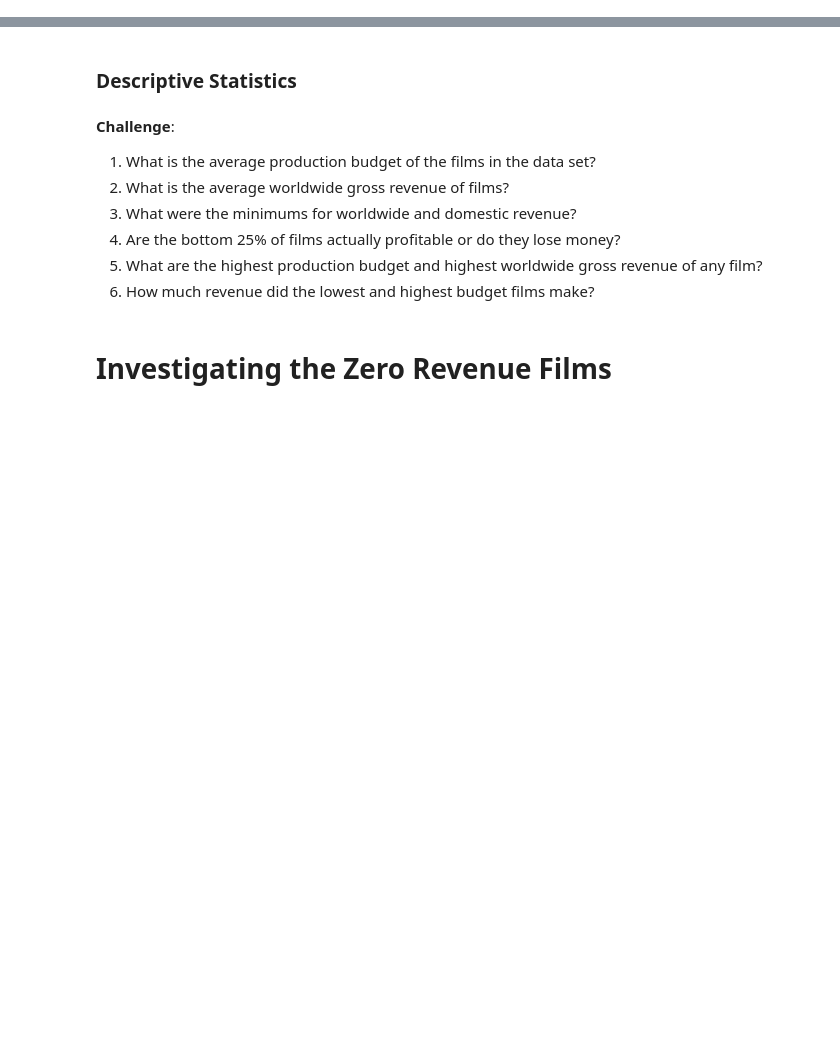
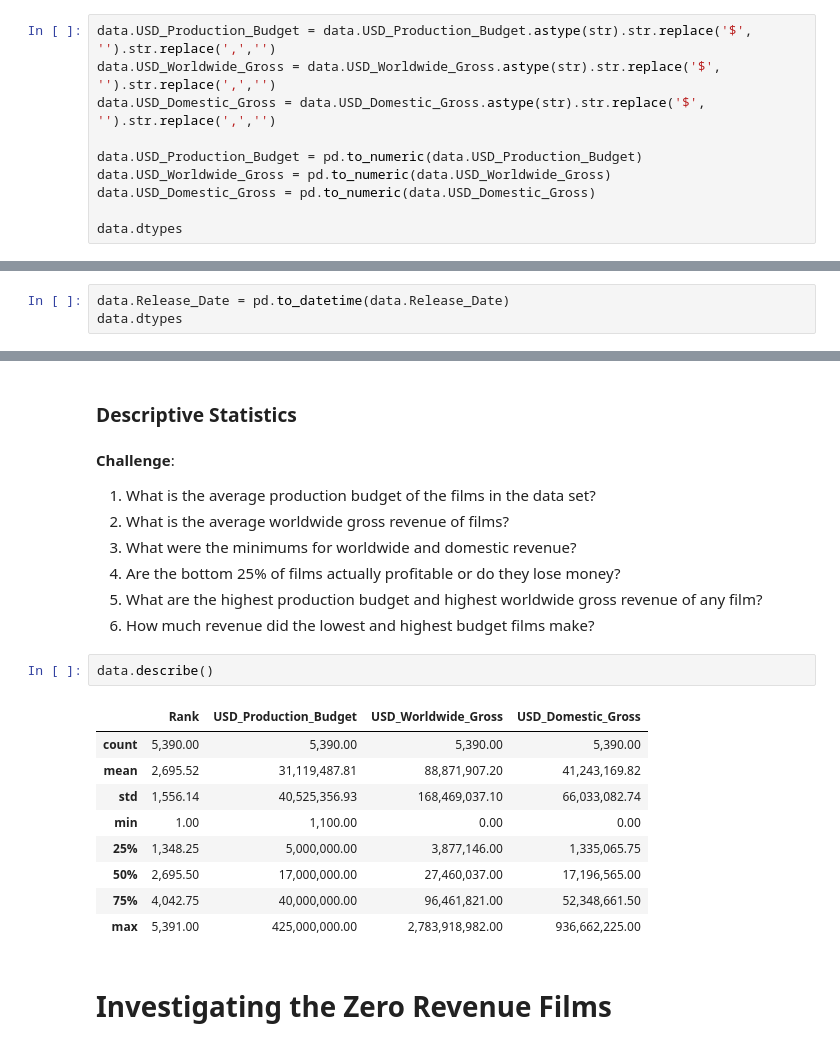
Before and after one commit to womaro/Story, a Jupyter notebook: Seaborn_and_Linear_Regression_(start).ipynb, the cells around one changed output, grey strips where cells are left out. Saved outputs shown, nothing was run; the diff lists cells and outputs as text; blank space fills up the shorter version.

```diff
--- a/Seaborn_and_Linear_Regression_(start).ipynb
+++ b/Seaborn_and_Linear_Regression_(start).ipynb
@@ -126,3 +128,13 @@ data.describe
 <br>
 <br>
 Note that *domestic* in this context refers to the United States.
+# %%
+data.USD_Production_Budget = data.USD_Production_Budget.astype(str).str.replace('$', '').str.replace(',','')
+data.USD_Worldwide_Gross = data.USD_Worldwide_Gross.astype(str).str.replace('$', '').str.replace(',','')
+data.USD_Domestic_Gross = data.USD_Domestic_Gross.astype(str).str.replace('$', '').str.replace(',','')
+
+data.USD_Production_Budget = pd.to_numeric(data.USD_Production_Budget)
+data.USD_Worldwide_Gross = pd.to_numeric(data.USD_Worldwide_Gross)
+data.USD_Domestic_Gross = pd.to_numeric(data.USD_Domestic_Gross)
+
+data.dtypes
@@ -129,2 +149,5 @@ Note that *domestic* in this context refers to the United States.
 # %% [markdown]
 **Challenge**: Convert the `Release_Date` column to a Pandas Datetime type.
+# %%
+data.Release_Date = pd.to_datetime(data.Release_Date)
+data.dtypes
@@ -139,6 +177,18 @@ Note that *domestic* in this context refers to the United States.
 4. Are the bottom 25% of films actually profitable or do they lose money?
 5. What are the highest production budget and highest worldwide gross revenue of any film?
 6. How much revenue did the lowest and highest budget films make?
+# %%
+data.describe()
+# %% [output]
+|  | Rank | USD_Production_Budget | USD_Worldwide_Gross | USD_Domestic_Gross |
+| count | 5,390.00 | 5,390.00 | 5,390.00 | 5,390.00 |
+| mean | 2,695.52 | 31,119,487.81 | 88,871,907.20 | 41,243,169.82 |
+| std | 1,556.14 | 40,525,356.93 | 168,469,037.10 | 66,033,082.74 |
+| min | 1.00 | 1,100.00 | 0.00 | 0.00 |
+| 25% | 1,348.25 | 5,000,000.00 | 3,877,146.00 | 1,335,065.75 |
+| 50% | 2,695.50 | 17,000,000.00 | 27,460,037.00 | 17,196,565.00 |
+| 75% | 4,042.75 | 40,000,000.00 | 96,461,821.00 | 52,348,661.50 |
+| max | 5,391.00 | 425,000,000.00 | 2,783,918,982.00 | 936,662,225.00 |
 # %% [markdown]
 # Investigating the Zero Revenue Films
 # %% [markdown]
```
Also changed, not shown: parts of 10 cells of this notebook.
